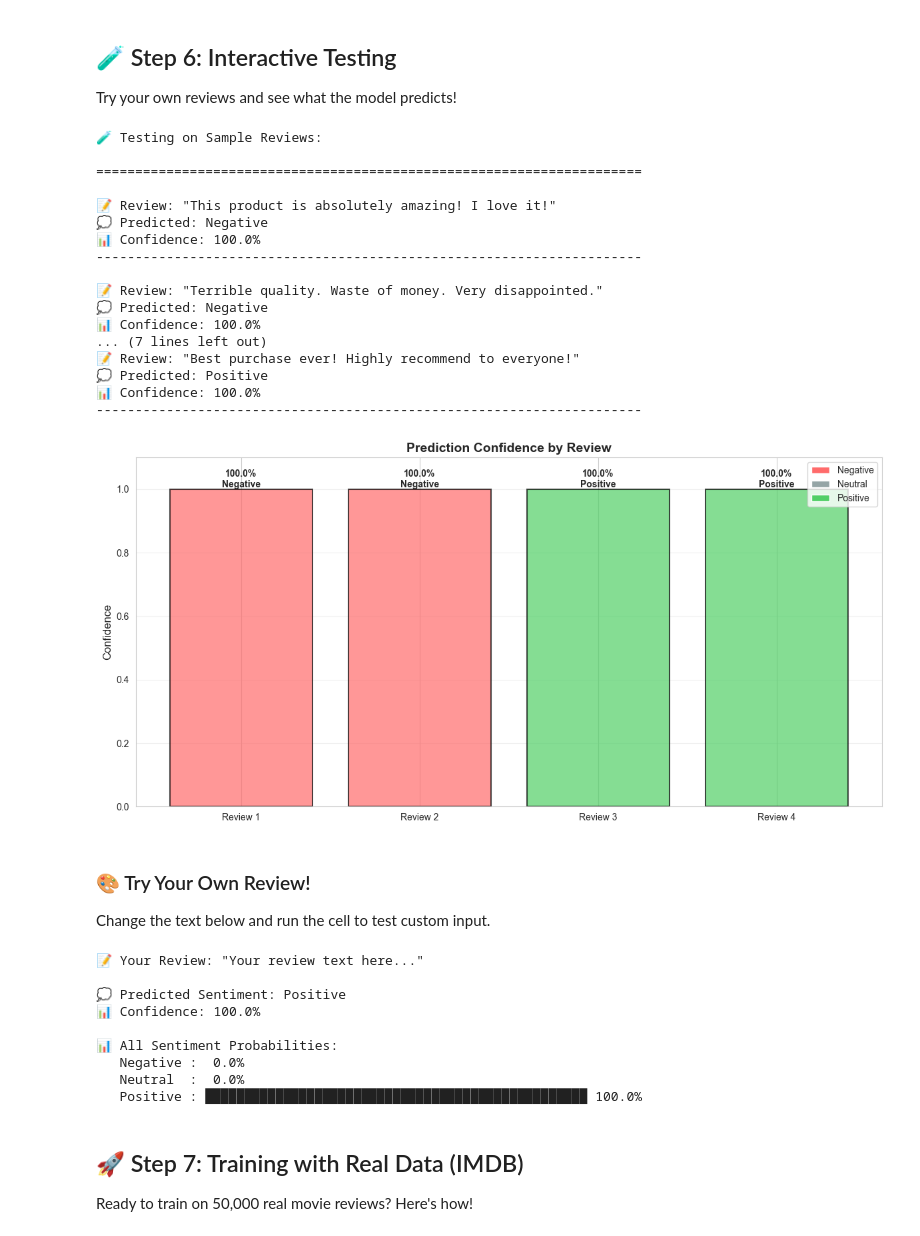
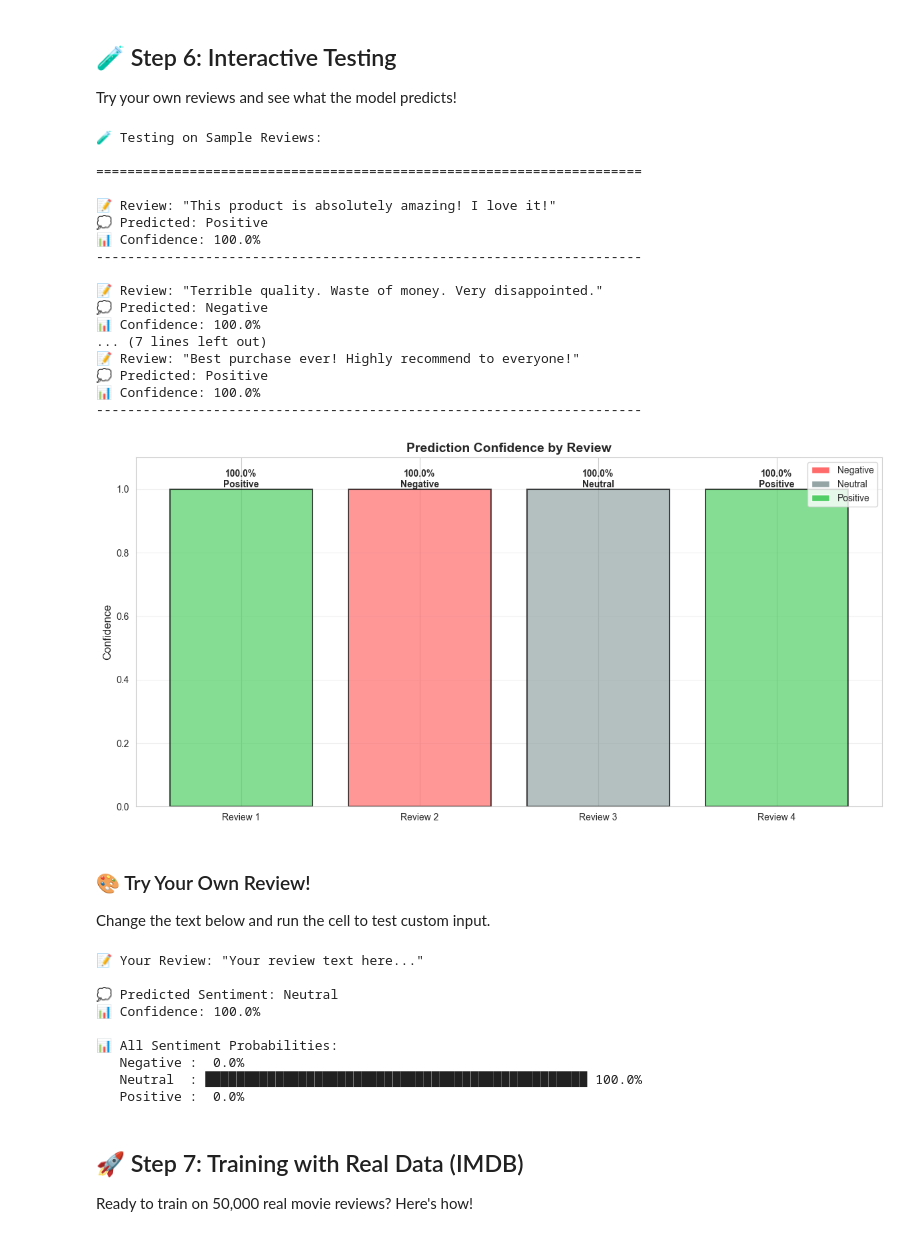
Before and after one commit to theRealMarkCastillo/apple-mlx-tutorial, a Jupyter notebook: notebooks/02_Sentiment_Analysis.ipynb, the cells around one changed output. Drawn from its saved outputs; the diff is of its cells as text; code cells hidden in the pictures.

```diff
--- a/notebooks/02_Sentiment_Analysis.ipynb
+++ b/notebooks/02_Sentiment_Analysis.ipynb
@@ -555,7 +575,8 @@ print("=" * 70)
 
 results = []
 for review in test_reviews:
-    sentiment, confidence = predict_sentiment(model, review, vocab, sentiment_names, max_len)
+    # Use word_to_idx instead of vocab
+    sentiment, confidence = predict_sentiment(model, review, word_to_idx, sentiment_names, max_len)
     results.append((review, sentiment, confidence))
 
     print(f"\n📝 Review: \"{review}\"")
@@ -585,35 +606,35 @@ for bar, conf, sent in zip(bars, confidences, sentiments):
 ax.set_ylim([0, 1.1])
 ax.set_ylabel('Confidence', fontsize=12)
 ax.set_title('Prediction Confidence by Review', fontsize=14, fontweight='bold')
 ax.grid(axis='y', alpha=0.3)
 
 # Add legend
 from matplotlib.patches import Patch
 legend_elements = [Patch(facecolor=colors[i], label=sentiment_names[i])
                   for i in range(len(sentiment_names))]
 ax.legend(handles=legend_elements, loc='upper right')
 
 plt.tight_layout()
 plt.show()
 # %% [output]
 🧪 Testing on Sample Reviews:
 
 ======================================================================
 
 📝 Review: "This product is absolutely amazing! I love it!"
-💭 Predicted: Negative
+💭 Predicted: Positive
 📊 Confidence: 100.0%
 ----------------------------------------------------------------------
 
 📝 Review: "Terrible quality. Waste of money. Very disappointed."
 💭 Predicted: Negative
 📊 Confidence: 100.0%
 ... (7 lines left out)
 📝 Review: "Best purchase ever! Highly recommend to everyone!"
 💭 Predicted: Positive
 📊 Confidence: 100.0%
 ----------------------------------------------------------------------
-[figure, old version]
+[figure, new version]
 # %% [markdown]
 ### 🎨 Try Your Own Review!
 
@@ -622,8 +643,8 @@ Change the text below and run the cell to test custom input.
 # YOUR CUSTOM REVIEW HERE
 custom_review = "Your review text here..."
 
-# Predict
-sentiment, confidence = predict_sentiment(model, custom_review, vocab, sentiment_names, max_len)
+# Predict - use word_to_idx
+sentiment, confidence = predict_sentiment(model, custom_review, word_to_idx, sentiment_names, max_len)
 
 print(f"\n📝 Your Review: \"{custom_review}\"")
 print(f"\n💭 Predicted Sentiment: {sentiment}")
@@ -642,13 +663,13 @@ for i, (sent, prob) in enumerate(zip(sentiment_names, probs)):
 # %% [output]
 📝 Your Review: "Your review text here..."
 
-💭 Predicted Sentiment: Positive
+💭 Predicted Sentiment: Neutral
 📊 Confidence: 100.0%
 
 📊 All Sentiment Probabilities:
    Negative :  0.0%
-   Neutral  :  0.0%
-   Positive : █████████████████████████████████████████████████ 100.0%
+   Neutral  : █████████████████████████████████████████████████ 100.0%
+   Positive :  0.0%
 # %% [markdown]
 ## 🚀 Step 7: Training with Real Data (IMDB)
 
```
Also changed, not shown: parts of 8 cells of this notebook, 25 other files.
